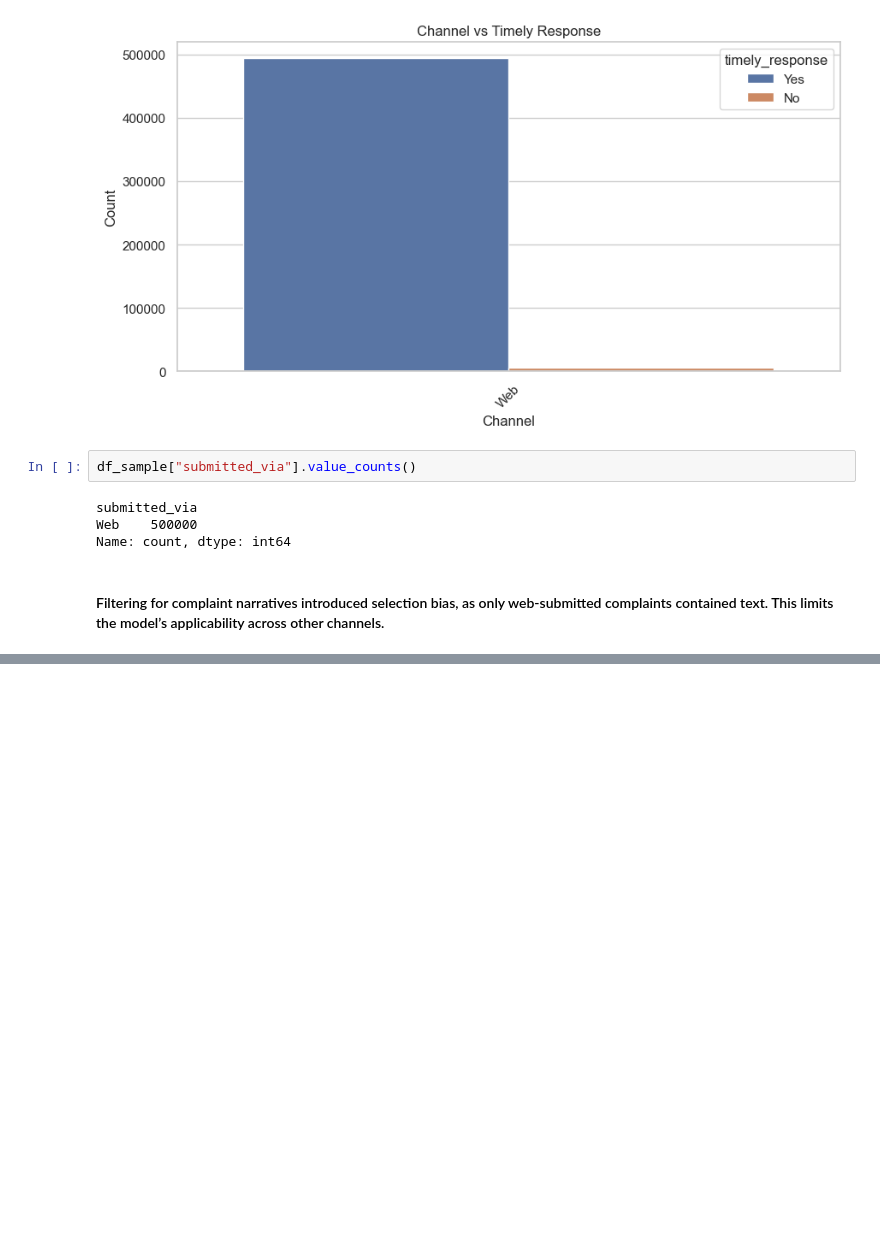
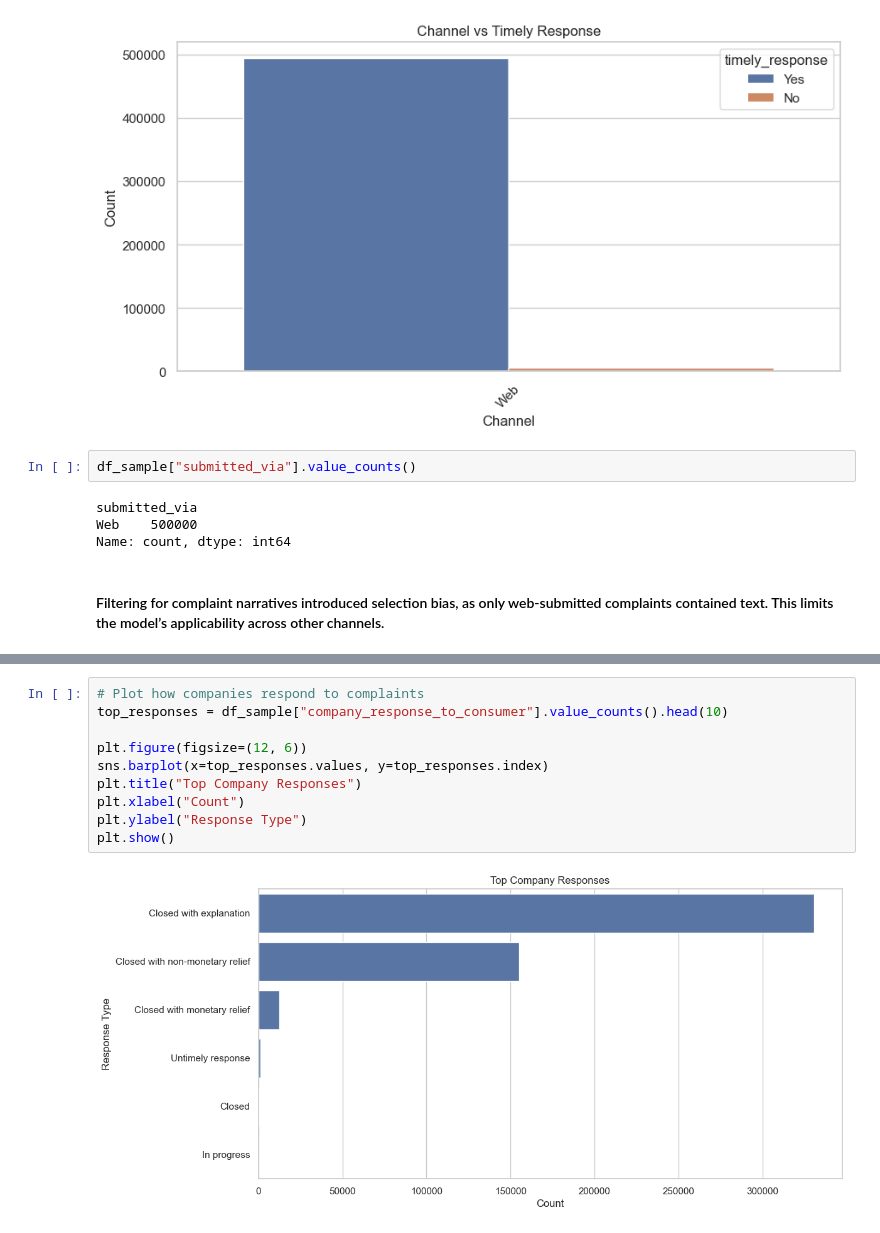
Before and after one commit to Phiziics/cfpb-complaint-intelligence, a Jupyter notebook: notebooks/01_eda.ipynb, the cells around one changed output, grey strips where cells are left out. Drawn from its saved outputs; the diff is of its cells as text; blank space fills up the shorter version.

```diff
--- a/notebooks/01_eda.ipynb
+++ b/notebooks/01_eda.ipynb
@@ -366,0 +394,12 @@ df_model.shape
+# %%
+# Plot how companies respond to complaints
+top_responses = df_sample["company_response_to_consumer"].value_counts().head(10)
+
+plt.figure(figsize=(12, 6))
+sns.barplot(x=top_responses.values, y=top_responses.index)
+plt.title("Top Company Responses")
+plt.xlabel("Count")
+plt.ylabel("Response Type")
+plt.show()
+# %% [output]
+[figure, added]
```
Also changed, not shown: parts of 8 cells of this notebook.
